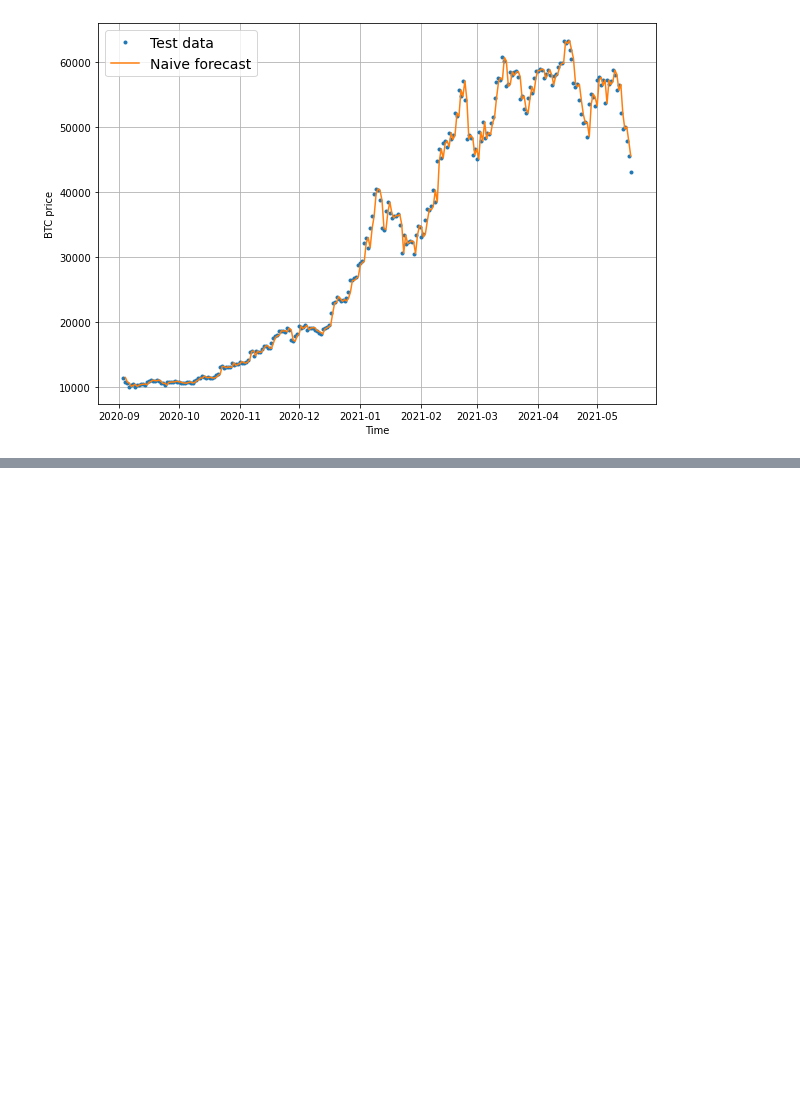
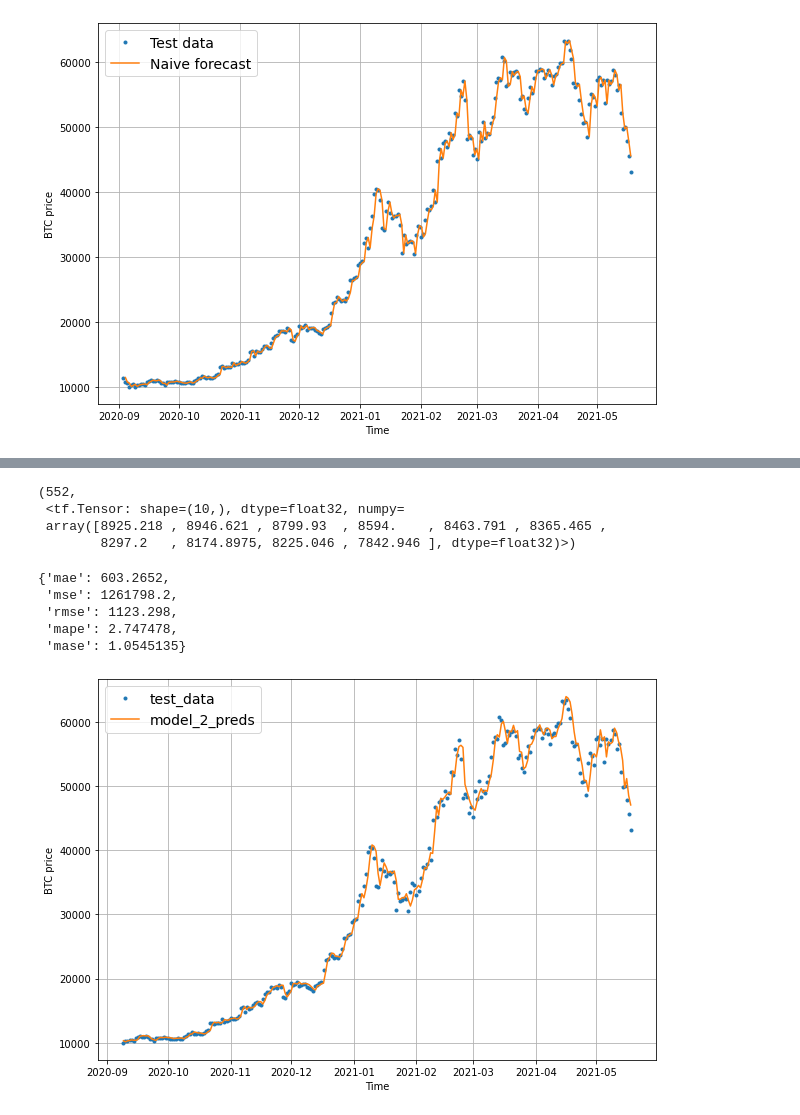
Before and after one commit to Locchuong96/machine-learning, a Jupyter notebook: TensorFlow2/practices/10. Milestone Project 3 Time series forecasting in TensorFlow (BitPredict 💰📈).ipynb, the cells around one changed output, grey strips where cells are left out. Drawn from its saved outputs; the diff is of its cells as text; code cells hidden in the pictures; blank space fills up the shorter version.

```diff
--- a/TensorFlow2/practices/10. Milestone Project 3 Time series forecasting in TensorFlow (BitPredict 💰📈).ipynb
+++ b/TensorFlow2/practices/10. Milestone Project 3 Time series forecasting in TensorFlow (BitPredict 💰📈).ipynb
@@ -433,0 +1087,28 @@ plot_time_series(timesteps=X_test[1:],values=naive_forecast,format='-',start=off
+# %%
+# Make predictions using model_1 on the test dataset and view the results
+model_2_preds = make_preds(model_2,test_windows)
+len(model_2_preds),model_2_preds[:10]
+# %% [output]
+(552,
+ <tf.Tensor: shape=(10,), dtype=float32, numpy=
+ array([8925.218 , 8946.621 , 8799.93  , 8594.    , 8463.791 , 8365.465 ,
+        8297.2   , 8174.8975, 8225.046 , 7842.946 ], dtype=float32)>)
+# %%
+# Evaluate preds
+model_2_results = evaluate_preds(y_true=tf.squeeze(test_labels), # reduce to right shape
+                                y_pred=model_2_preds)
+model_2_results
+# %% [output]
+{'mae': 603.2652,
+ 'mse': 1261798.2,
+ 'rmse': 1123.298,
+ 'mape': 2.747478,
+ 'mase': 1.0545135}
+# %%
+offset = 300
+plt.figure(figsize=(10, 7))
+# Account for the test_window offset
+plot_time_series(timesteps=X_test[-len(test_windows):], values=test_labels[:, 0], start=offset, label="test_data")
+plot_time_series(timesteps=X_test[-len(test_windows):], values=model_2_preds, start=offset, format="-", label="model_2_preds")
+# %% [output]
+[figure, added]
```
Also changed, not shown: parts of 140 cells of this notebook.
